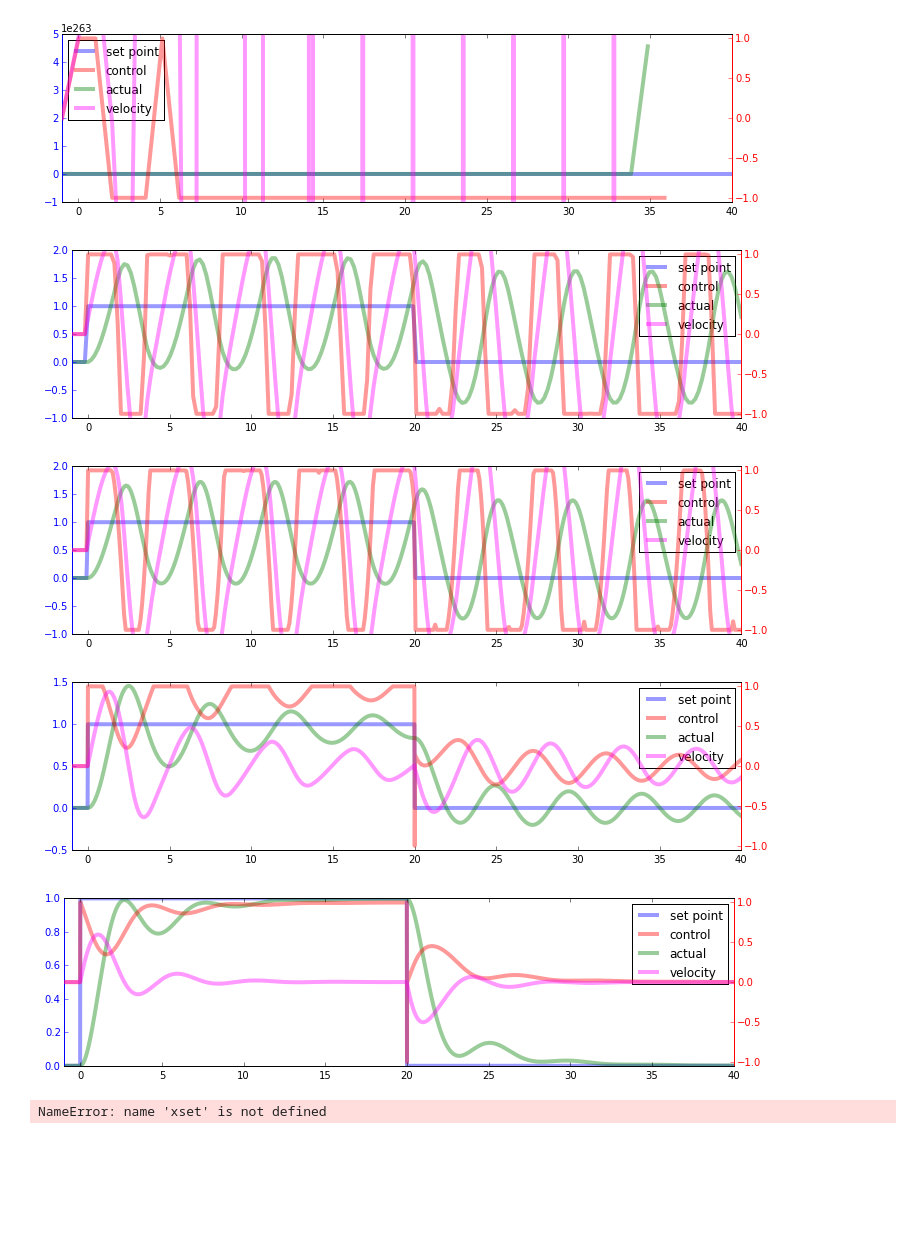
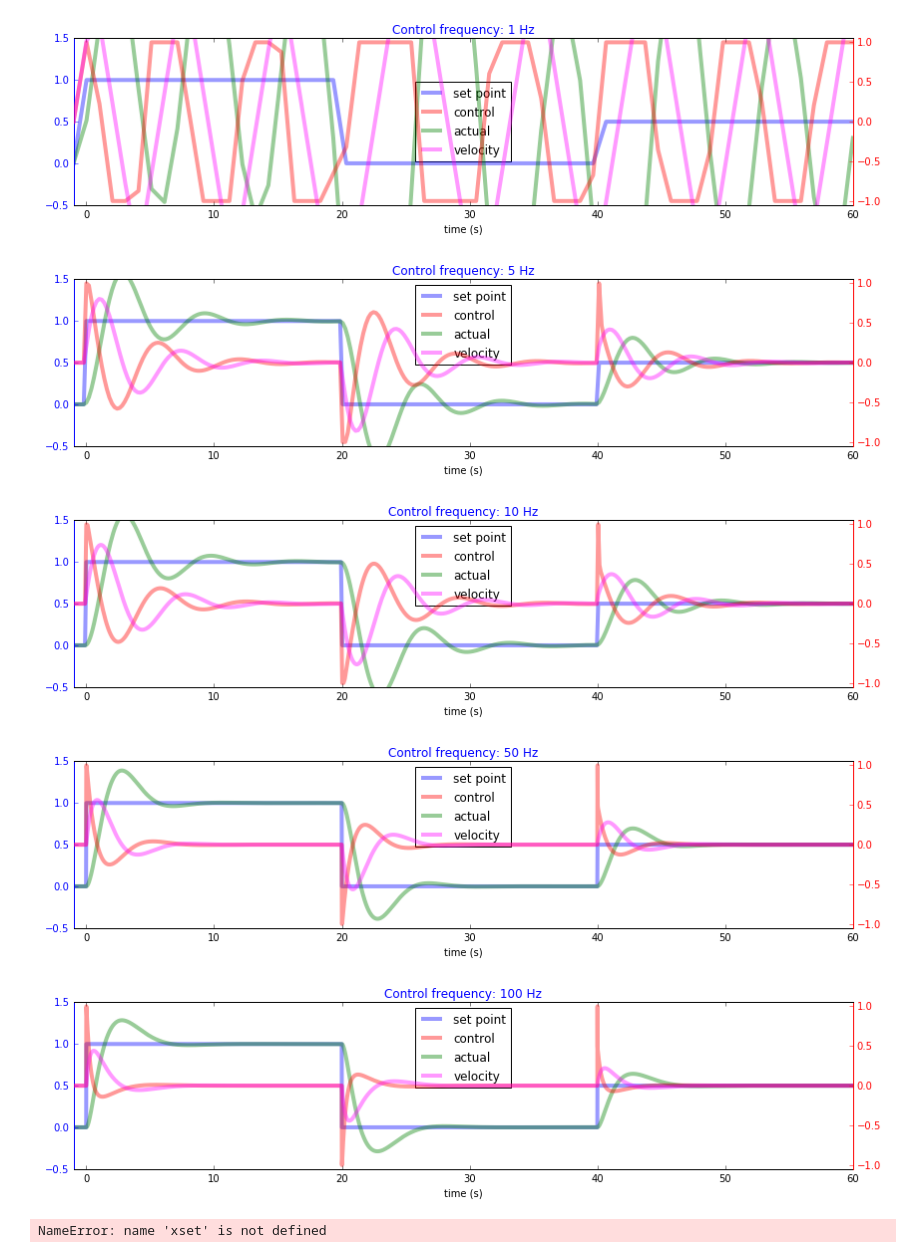
Before and after one commit to peterferreira/wernher, a Jupyter notebook: sandbox/remotus_immobilous/PID Controller.ipynb, the cells around one changed output. Drawn from its saved outputs; the diff is of its cells as text; code cells hidden in the pictures; blank space fills up the shorter version.

```diff
--- a/sandbox/remotus_immobilous/PID Controller.ipynb
+++ b/sandbox/remotus_immobilous/PID Controller.ipynb
@@ -10,7 +10,7 @@ def simulate(xset,
              m,b,k,x0,
              g=1,s=0,
              total_time=10,freq=10):
-    npoints = (2*total_time + 1) * freq
+    npoints = (3*total_time + 1) * freq
 
     dev = Device()
     dev.m = m
@@ -27,11 +27,12 @@ def simulate(xset,
     cont.cmin = -1
     cont.cmax = 1
 
-    tt = np.linspace(-1,2*total_time, npoints)
+    tt = np.linspace(-1,3*total_time, npoints)
 
     xx0 = np.zeros(tt.shape)
     xx0[tt>0] = xset
     xx0[tt>total_time] = 0
+    xx0[tt>2*total_time] = 0.5
 
     xx = [0]
     vv = [0]
@@ -48,10 +49,10 @@ def simulate(xset,
         vv.append(v)
         t0 = t
 
-    return tt, xx0, aa, xx, vv
+    return tt, xx0, aa, xx, vv, freq
 
-def plot_simulation(tt,xx0,aa,xx,vv):
-    fig,ax = pyplot.subplots(1,1,figsize=(12,3))
+def plot_simulation(tt,xx0,aa,xx,vv,freq):
+    fig,ax = pyplot.subplots(1,1,figsize=(14,3))
     axr = ax.twinx()
 
     for a,s,c in ([ax,'left','blue'],[axr,'right','red']):
@@ -68,24 +69,28 @@ def plot_simulation(tt,xx0,aa,xx,vv):
     ptvel,  = axr.plot(tt, vv, color='magenta', **opts)
 
     ax.set_xlim(-1,None)
+    ax.set_ylim(-0.5,1.5)
     axr.set_ylim(-1.05,1.05)
+
+    ax.set_title('Control frequency: {} Hz'.format(freq))
+    ax.set_xlabel(r'time (s)')
 
     l = ax.legend((ptset,ptcont,ptval,ptvel), ('set point','control','actual','velocity'),
               loc='best')
     l.set_zorder(1)
 # %%
-for freq in [1,5,10,50,100]:
+for freq in [1,5,10,50,100]: #,500,1000,5000]:
     _=plot_simulation(*simulate(xset=1,
-                  kp=1, ki=0.5 * (100/freq), kd=1 * (freq/100),
-                  m=1, b=1, k=1, x0=0,
+                  kp=1, ki=0.5, kd=1,
+                  m=1, b=0, k=0, x0=0,
                   g=1, s=0,
                   total_time=20, freq=freq))
 # %% [output]
-[figure, old version]
+[figure, new version]
-[figure, old version]
+[figure, new version]
-[figure, old version]
+[figure, new version]
-[figure, old version]
+[figure, new version]
-[figure, old version]
+[figure, new version]
 # %%
 kk = np.linspace(0,3,20)
 data = np.empty((20,100))
```
Also changed, not shown: 2 other files.
